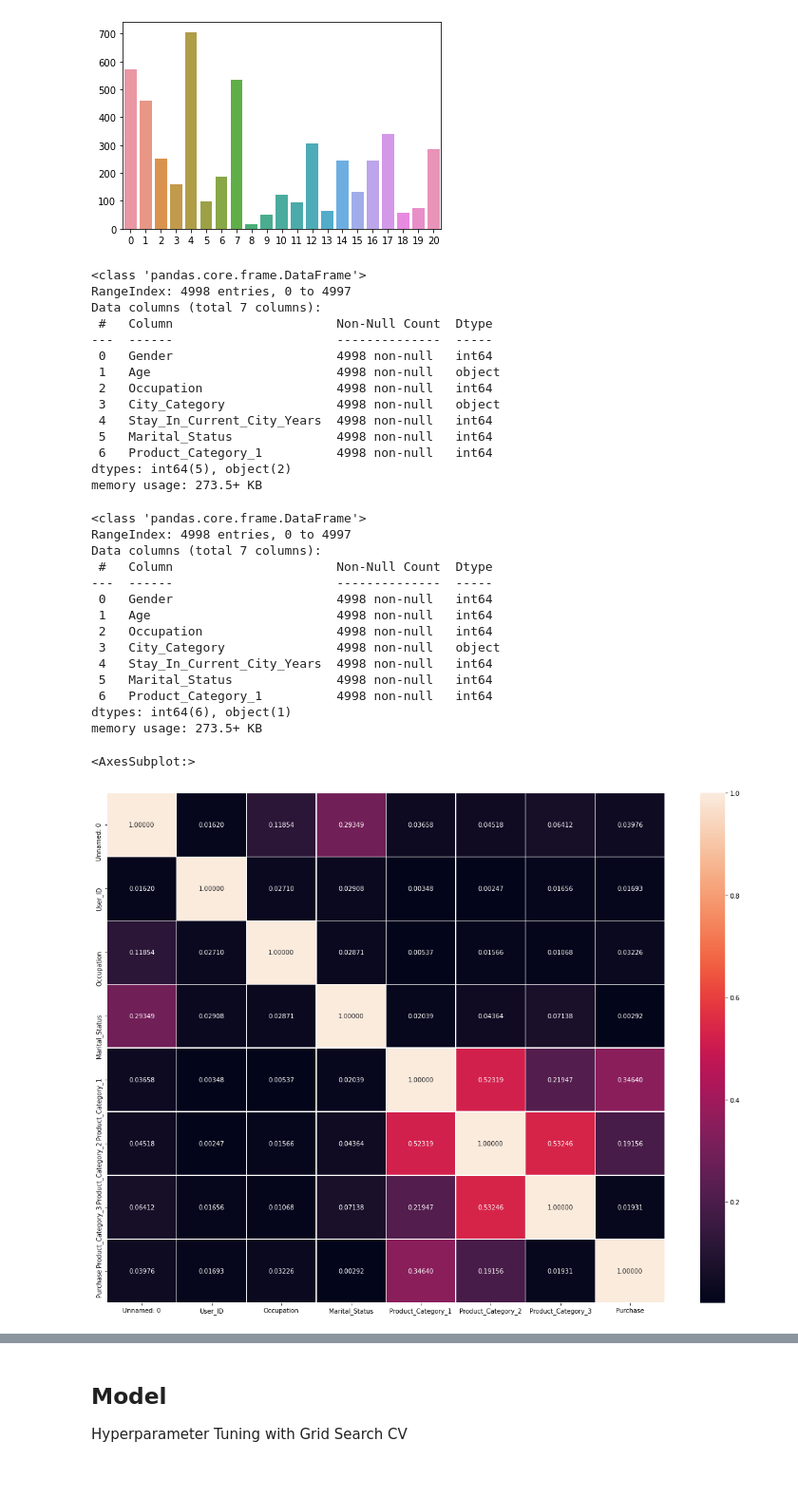
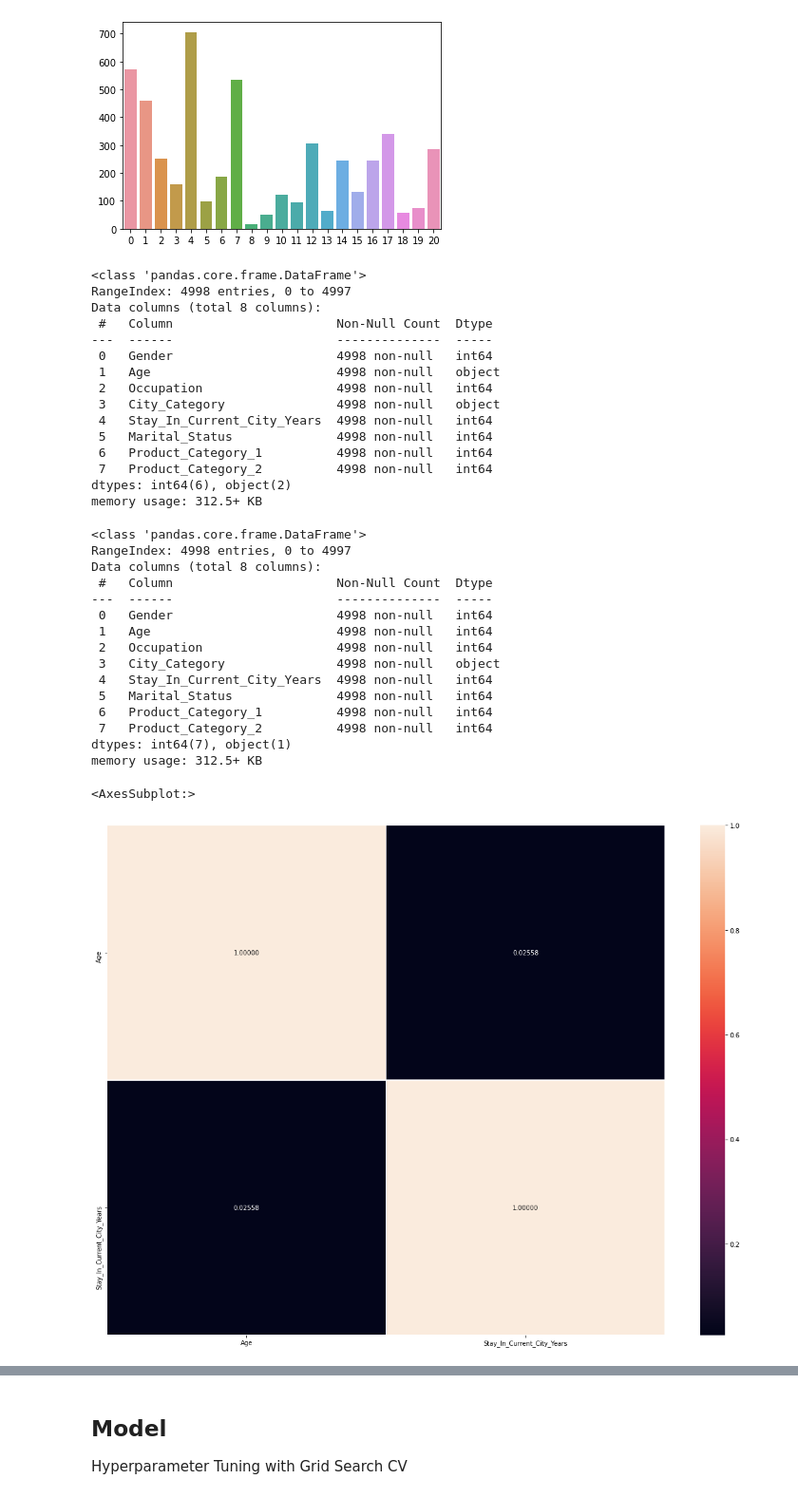
Before and after one commit to Taehee-K/ToBigs15, a Jupyter notebook: Week3/week3_KNN & Clustering/assignment1.ipynb, the cells around one changed output, grey strips where cells are left out. Shown: that part at 95% size. Cells and saved outputs as stored; diff of their text form; code cells hidden in the pictures.

```diff
--- a/Week3/week3_KNN & Clustering/assignment1.ipynb
+++ b/Week3/week3_KNN & Clustering/assignment1.ipynb
@@ -86,9 +86,10 @@ dtype: int64
 # X.fillna(0, inplace = True)
 
 # 총 4998 개의 데이터 중 Product_Category_1은 결측치가 30%, Product_Category_3은 결측치가 68% 이다
-# 때문에 결측치를 0으로 변환하기보다 두 feature를 삭제하기로 결정했다
+# 때문에 Prduct_Category_3는 제거, Product_Category_2는 0으로 변환하기로 결정
 
-X = X.drop(['Product_Category_2', 'Product_Category_3'], axis =1)
+X = X.drop(['Product_Category_3'], axis =1)
+X.fillna(0, inplace=True)
 X.head()
 # %% [output]
 |  | User_ID | Product_ID | Gender | Age | Occupation | City_Category | Stay_In_Current_City_Years | ... |
@@ -128,5 +131,5 @@ memory usage: 273.5+ KB
 # %%
-# # Product_Category_2, Product_Category_3 데이터형 int type로 변환하기
-# X['Product_Category_2'] = X['Product_Category_2'].astype('int64')
-# X['Product_Category_3'] = X['Product_Category_3'].astype('int64')
-# X.info() #변수형 잘 바뀌었는지 확인
+# Product_Category_2 데이터형 int type로 변환하기
+X['Product_Category_2'] = X['Product_Category_2'].astype('int64')
+
+X.info() #변수형 잘 바뀌었는지 확인
@@ -238,7 +259,7 @@ X.info() #변수형 잘 변환되었는지 확인하기
 # %% [output]
 <class 'pandas.core.frame.DataFrame'>
 RangeIndex: 4998 entries, 0 to 4997
-Data columns (total 7 columns):
+Data columns (total 8 columns):
  #   Column                      Non-Null Count  Dtype
 ---  ------                      --------------  -----
  0   Gender                      4998 non-null   int64
@@ -248,8 +269,9 @@ Data columns (total 7 columns):
  4   Stay_In_Current_City_Years  4998 non-null   int64
  5   Marital_Status              4998 non-null   int64
  6   Product_Category_1          4998 non-null   int64
-dtypes: int64(5), object(2)
-memory usage: 273.5+ KB
+ 7   Product_Category_2          4998 non-null   int64
+dtypes: int64(6), object(2)
+memory usage: 312.5+ KB
 # %%
 # 나이 정수형으로 변환하기
 
@@ -261,7 +283,7 @@ X.info() #변수형 잘 변환되었는지 확인하기
 # %% [output]
 <class 'pandas.core.frame.DataFrame'>
 RangeIndex: 4998 entries, 0 to 4997
-Data columns (total 7 columns):
+Data columns (total 8 columns):
  #   Column                      Non-Null Count  Dtype
 ---  ------                      --------------  -----
  0   Gender                      4998 non-null   int64
@@ -271,15 +293,16 @@ Data columns (total 7 columns):
  4   Stay_In_Current_City_Years  4998 non-null   int64
  5   Marital_Status              4998 non-null   int64
  6   Product_Category_1          4998 non-null   int64
-dtypes: int64(6), object(1)
-memory usage: 273.5+ KB
+ 7   Product_Category_2          4998 non-null   int64
+dtypes: int64(7), object(1)
+memory usage: 312.5+ KB
 # %%
 ## 변수들의 상관관계 살펴보기
-
+continuous = X[['Age', 'Stay_In_Current_City_Years']]
 plt.subplots(figsize = (20,15))
-sns.heatmap(data = blackfriday.corr().abs(), annot=True, fmt = '.5f', linewidths=.5)
-# 0.7 이상의 높은 상관관계를 가지는 변수들이 없는 것을 확인할 수 있다
+sns.heatmap(data = continuous.corr().abs(), annot=True, fmt = '.5f', linewidths=.5)
+# 연속형 변수 Age와 Stay_In_Current_City_Years 변수와의 상관관계를 보았을 때 서로 독립을 가진다고 판단할 수 있다(상관관계가 낮다)
 # %% [output]
 <AxesSubplot:>
-[figure, old version]
+[figure, new version]
 # %%
```
Also changed, not shown: parts of 23 cells of this notebook.
